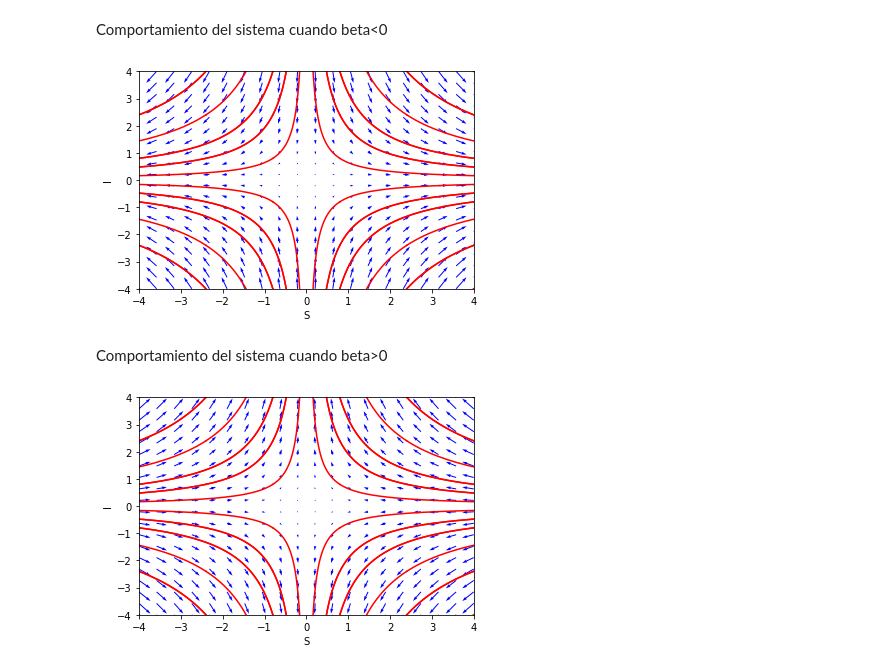
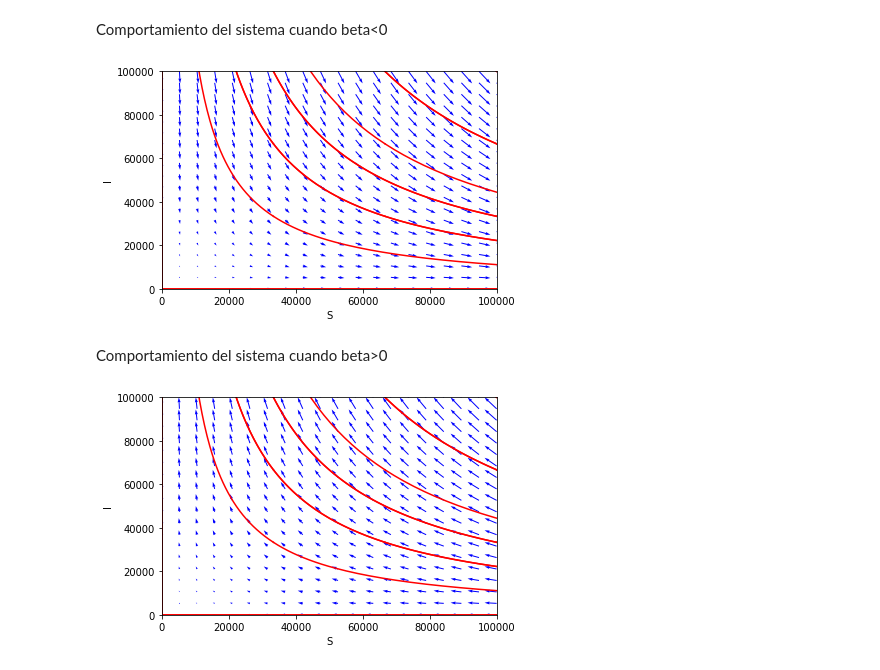
Before and after one commit to deleonja/dynamical-sys, a Jupyter notebook: ModeloSI.ipynb, the cells around one changed output. Cells and saved outputs as stored; diff of their text form; code cells hidden in the pictures.

```diff
--- a/ModeloSI.ipynb
+++ b/ModeloSI.ipynb
@@ -72,37 +72,37 @@ Comportamiento del sistema cuando beta<0
 # %%
 #sistema dS/dt=-b*S, dI/dt=b*I con beta<0
 def dx_dt(x,t):
     return [ 1*x[0] , -1*x[1] ]
 #trayectorias en tiempo hacia adelante
 ts=np.linspace(0,10,500)
-ic=np.linspace(-4,4,6)
+ic=np.linspace(0,100000,4)
 for r in ic:
     for s in ic:
         x0=[r,s]
         xs=odeint(dx_dt,x0,ts)
         plt.plot(xs[:,0],xs[:,1],"r-")
 #trayectorias en tiempo hacia atras
 ts=np.linspace(0,-10,500)
-ic=np.linspace(-4,4,6)
+ic=np.linspace(0,100000,4)
 for r in ic:
     for s in ic:
         x0=[r,s]
         xs=odeint(dx_dt,x0,ts)
         plt.plot(xs[:,0],xs[:,1],"r-")
 #etiquetas de ejes y estilo de letra
 plt.xlabel('S',fontsize=10)
 plt.ylabel('I',fontsize=10)
 plt.tick_params(labelsize=10)
-plt.xlim(-4,4)
-plt.ylim(-4,4)
+plt.xlim(0,100000)
+plt.ylim(0,100000)
 #campo vectorial
-X,Y=np.mgrid[-4:4:20j,-4:4:20j]
+X,Y=np.mgrid[0:100000:20j,0:100000:20j]
 u=1*X
 v=-1*Y
 pl.quiver(X,Y,u,v,color='b')
 plt.show()
 # %% [output]
-[figure, old version]
+[figure, new version]
 # %% [markdown]
 Comportamiento del sistema cuando beta>0
 # %%
@@ -111,7 +111,7 @@ def dx_dt(x,t):
     return [ -1*x[0] , 1*x[1] ]
 #trayectorias en tiempo hacia adelante
 ts=np.linspace(0,10,500)
-ic=np.linspace(-4,4,6)
+ic=np.linspace(0,100000,4)
 for r in ic:
     for s in ic:
         x0=[r,s]
@@ -119,7 +119,7 @@ for r in ic:
         plt.plot(xs[:,0],xs[:,1],"r-")
 #trayectorias en tiempo hacia atras
 ts=np.linspace(0,-10,500)
-ic=np.linspace(-4,4,6)
+ic=np.linspace(0,100000,4)
 for r in ic:
     for s in ic:
         x0=[r,s]
@@ -129,13 +129,13 @@ for r in ic:
 plt.xlabel('S',fontsize=10)
 plt.ylabel('I',fontsize=10)
 plt.tick_params(labelsize=10)
-plt.xlim(-4,4)
-plt.ylim(-4,4)
+plt.xlim(0,100000)
+plt.ylim(0,100000)
 #campo vectorial
-X,Y=np.mgrid[-4:4:20j,-4:4:20j]
+X,Y=np.mgrid[0:100000:20j,0:100000:20j]
 u=-1*X
 v=1*Y
 pl.quiver(X,Y,u,v,color='b')
 plt.show()
 # %% [output]
-[figure, old version]
+[figure, new version]
```
